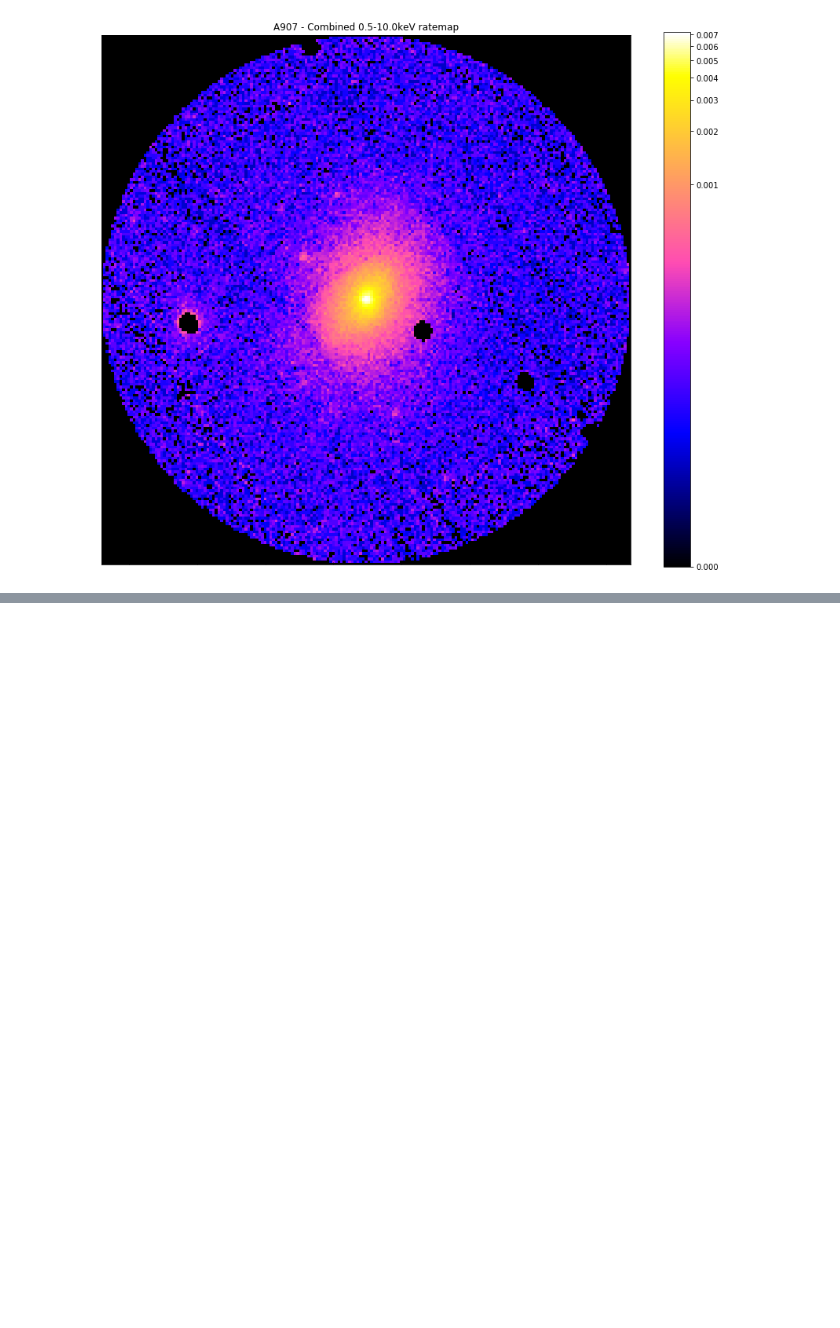
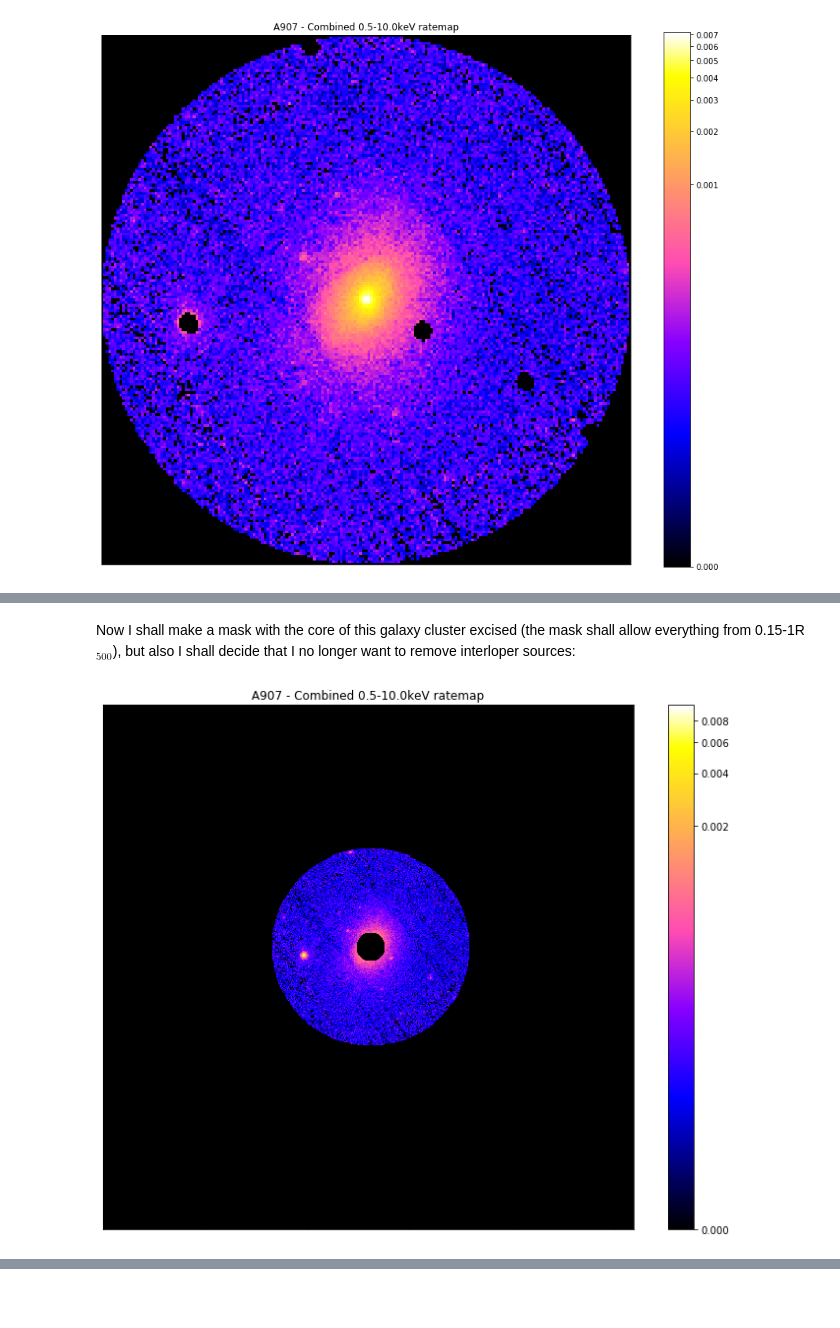
Before and after one commit to DavidT3/XGA, a Jupyter notebook: docs/source/notebooks/tutorials/photometry.ipynb, the cells around one changed output, grey strips where cells are left out. Cells and saved outputs as stored; diff of their text form; code cells hidden in the pictures; blank space fills up the shorter version.

```diff
--- a/docs/source/notebooks/tutorials/photometry.ipynb
+++ b/docs/source/notebooks/tutorials/photometry.ipynb
@@ -346,0 +364,7 @@ chosen_comb_rt.view(mask=r500_interloper_masks[0], figsize=(12, 10), zoom_in=Tru
+# %% [markdown]
+Now I shall make a mask with the core of this galaxy cluster excised (the mask shall allow everything from 0.15-1R$_{500}$), but also I shall decide that I no longer want to remove interloper sources:
+# %%
+custom_mask = demo_src.get_custom_mask(demo_src.r500, demo_src.r500*0.15, remove_interlopers=False)
+chosen_comb_rt.view(mask=custom_mask)
+# %% [output]
+[figure, added]
```
Also changed, not shown: parts of 29 cells of this notebook.
